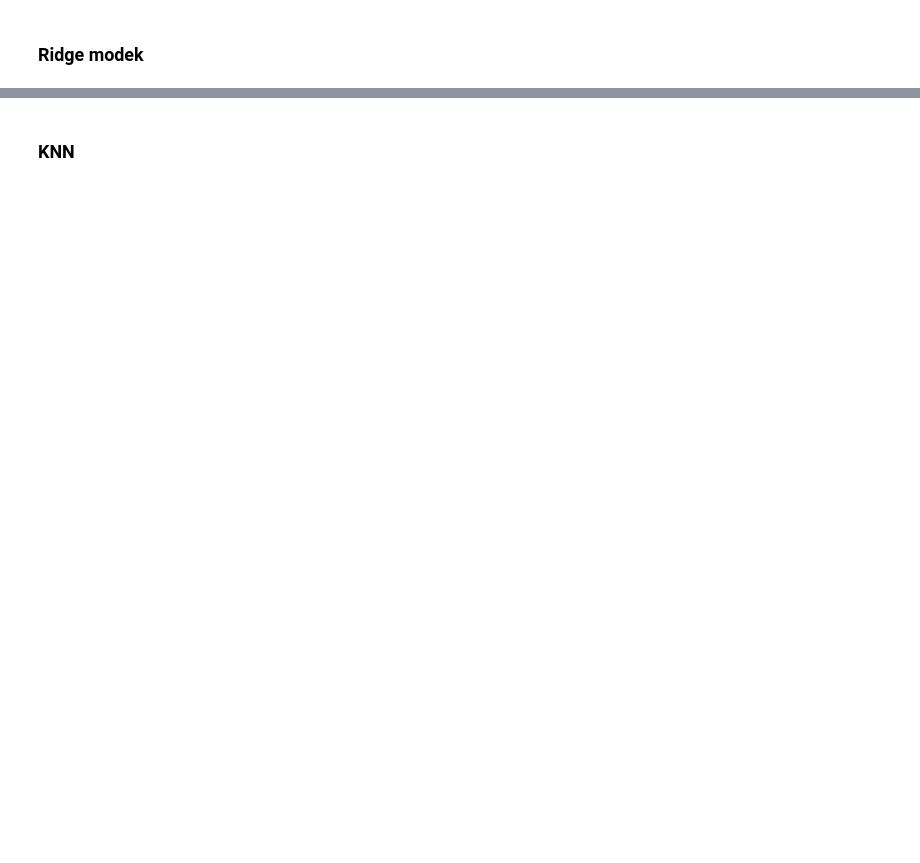
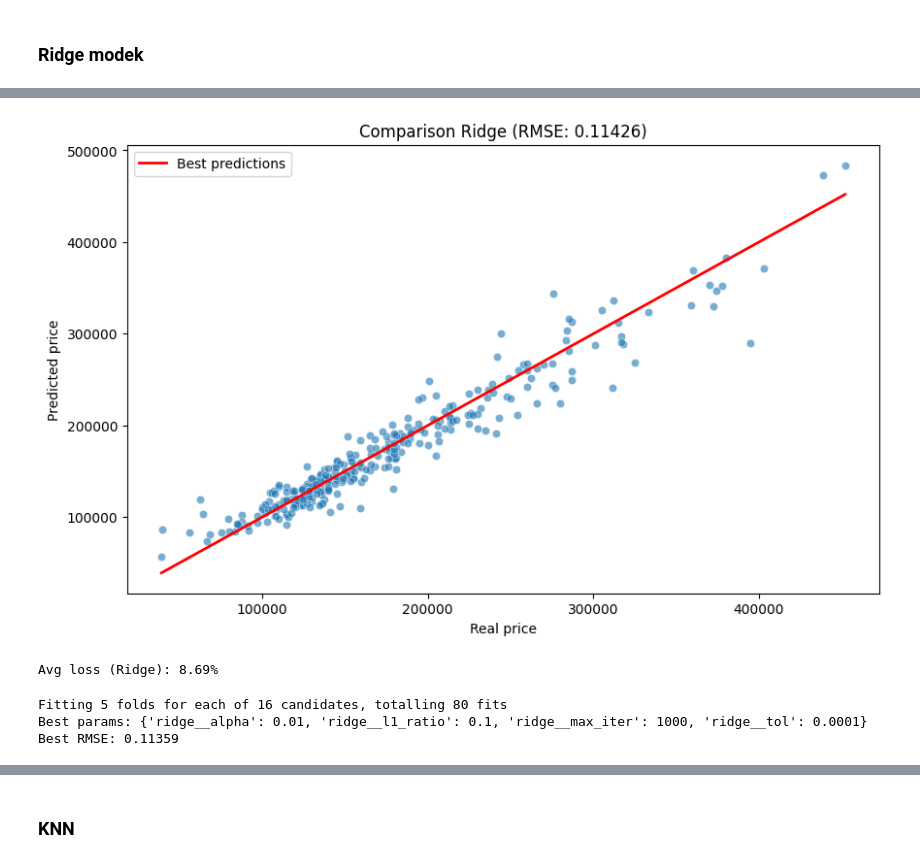
Before and after one commit to IvanMalkS/ames-housing-predictions, a Jupyter notebook: Ames.ipynb, the cells around one changed output, grey strips where cells are left out. Cells and saved outputs as stored; diff of their text form; code cells hidden in the pictures; blank space fills up the shorter version.

```diff
--- a/Ames.ipynb
+++ b/Ames.ipynb
@@ -622,28 +742,24 @@ IndexError: indices are out-of-bounds
 # %%
 y_test_pred = grid_search_ridge.predict(X_test)
 
-y_test_real = np.expm1(y_test)
+y_test_real     = np.expm1(y_test)
 y_test_pred_real = np.expm1(y_test_pred)
 
 plt.figure(figsize=(10, 6))
-
 sns.scatterplot(x=y_test_real, y=y_test_pred_real, alpha=0.6)
-
 line_coords = [y_test_real.min(), y_test_real.max()]
-plt.plot(line_coords, line_coords, color='red', lw=2, label='best prdictions')
-
+plt.plot(line_coords, line_coords, color='red', lw=2, label='Best predictions')
 plt.xlabel('Real price')
 plt.ylabel('Predicted price')
-plt.title(f'Comparison Ridge linear model (RMSE: {best_rmse:.5f})')
+plt.title(f'Comparison Ridge (RMSE: {best_ridge_rmse:.5f})')
 plt.legend()
 plt.show()
 
-y_true_dollars = np.expm1(y_test)
-y_pred_dollars = np.expm1(y_test_pred)
-
-
-mape = mean_absolute_percentage_error(y_true_dollars, y_pred_dollars)
-print(f"Avg loss: {mape*100:.2f}%")
+mape = mean_absolute_percentage_error(np.expm1(y_test), np.expm1(y_test_pred))
+print(f'Avg loss (Ridge): {mape*100:.2f}%')
+# %% [output]
+[figure, added]
+Avg loss (Ridge): 8.69%
 # %%
 full_pipeline = Pipeline([
     ('preprocessor', preprocessor),
@@ -660,19 +776,23 @@ param_grid = {
 grid_search_elastic_net = GridSearchCV(
     full_pipeline,
     param_grid,
-    cv=skf.split(X, y_binned),
+    cv=skf.split(X_train, y_binned_train),
     scoring='neg_mean_squared_error',
     verbose=1,
     n_jobs=-1
 )
 
-grid_search_elastic_net.fit(X, y)
+grid_search_elastic_net.fit(X_train, y_train)
 
 
 print(f"Best params: {grid_search_elastic_net.best_params_}")
 
 best_rmse = np.sqrt(-grid_search_elastic_net.best_score_)
 print(f"Best RMSE: {best_rmse:.5f}")
+# %% [output]
+Fitting 5 folds for each of 16 candidates, totalling 80 fits
+Best params: {'ridge__alpha': 0.01, 'ridge__l1_ratio': 0.1, 'ridge__max_iter': 1000, 'ridge__tol': 0.0001}
+Best RMSE: 0.11359
 # %%
 y_test_pred = grid_search_elastic_net.predict(X_test)
 
```
Also changed, not shown: parts of 61 cells of this notebook, 1 other file.
